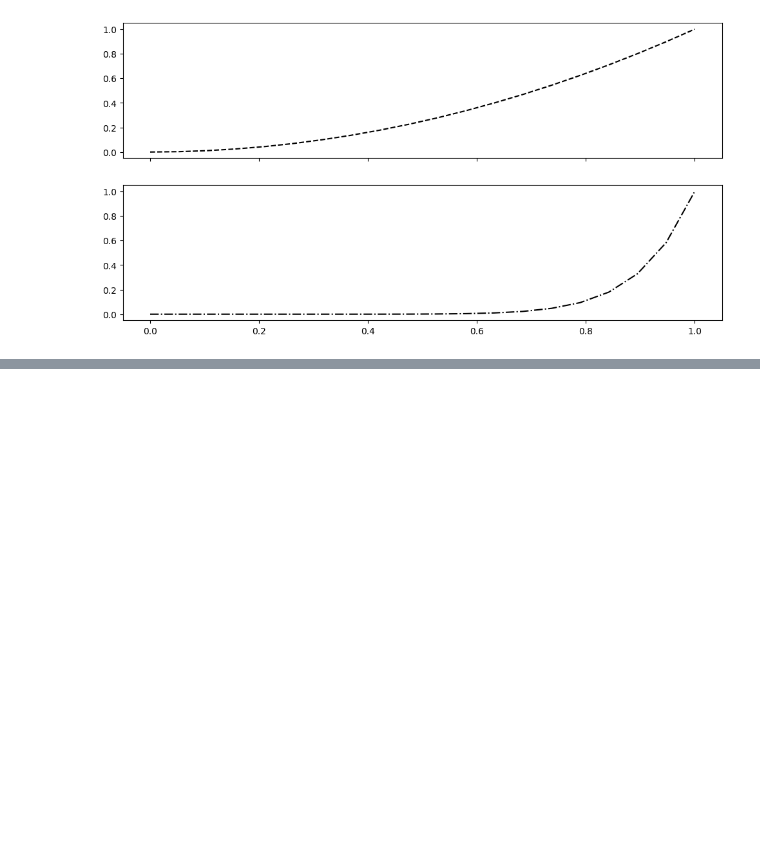
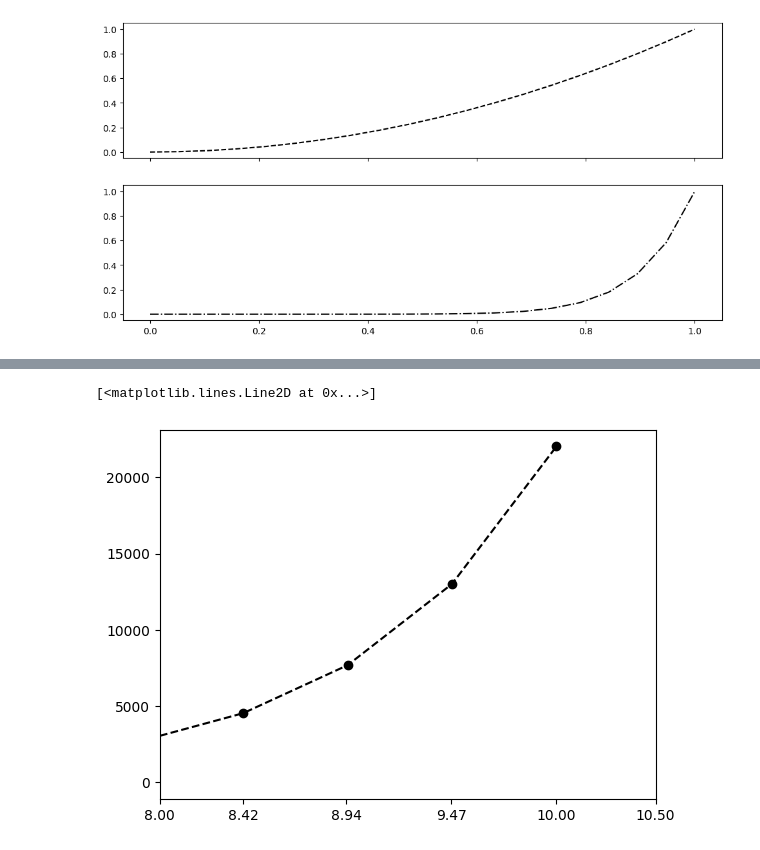
Before and after one commit to Jeffery77/Algo-Trading-Basics, a Jupyter notebook: chapter5/dataVIsualization.ipynb, the cells around one changed output, grey strips where cells are left out. Drawn from its saved outputs; the diff is of its cells as text; code cells hidden in the pictures; blank space fills up the shorter version.

```diff
--- a/chapter5/dataVIsualization.ipynb
+++ b/chapter5/dataVIsualization.ipynb
@@ -88,0 +119,7 @@ ax2.plot(x,y2,color='black',linestyle='-.')
+# %%
+plt.xlim([8,10.5])
+plt.xticks([8,8.42,8.94,9.47,10,10.5])
+plt.plot(x,y1,color='black',linestyle='--',marker='o')
+# %% [output]
+[<matplotlib.lines.Line2D at 0x...>]
+[figure, added]
```
Also changed, not shown: parts of 7 cells of this notebook, 1 other file.
